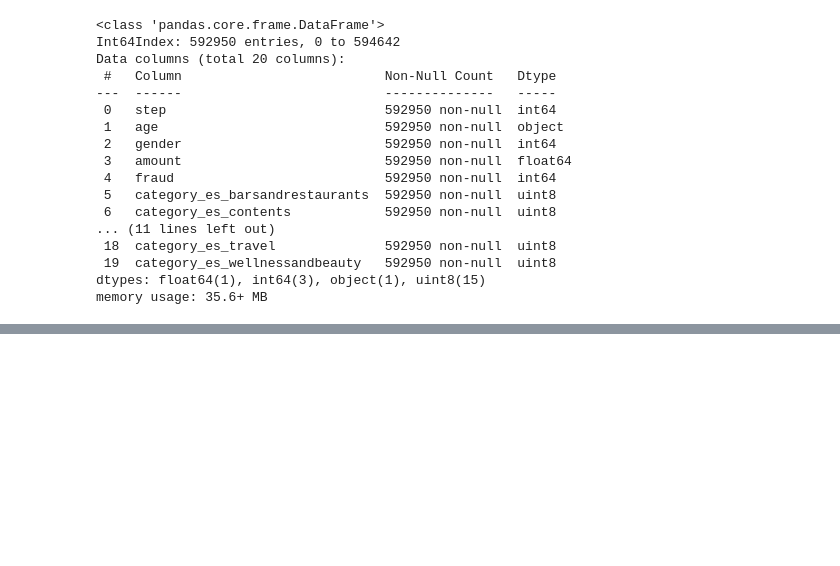
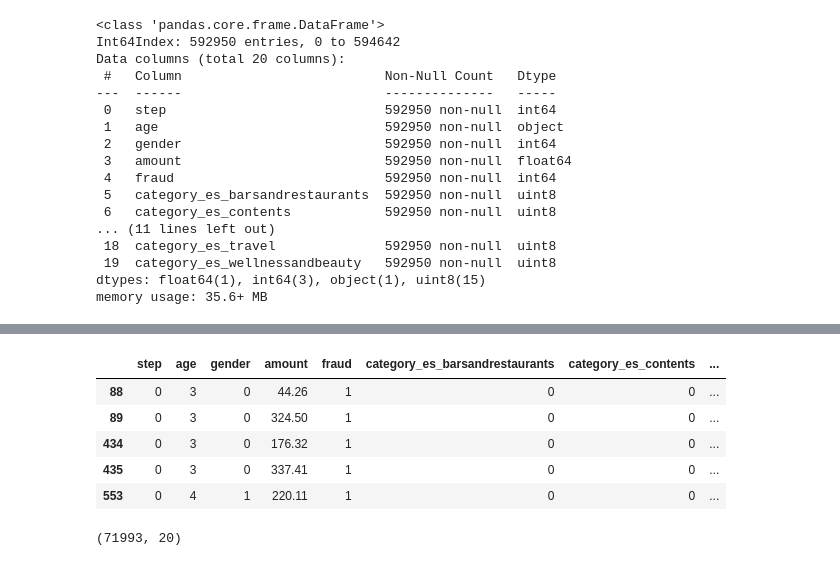
Before and after one commit to hibashir/Fraud-Detection, a Jupyter notebook: FraudDetection.ipynb, the cells around one changed output, grey strips where cells are left out. Drawn from its saved outputs; the diff is of its cells as text; code cells hidden in the pictures; blank space fills up the shorter version.

```diff
--- a/FraudDetection.ipynb
+++ b/FraudDetection.ipynb
@@ -344,0 +388,21 @@ label_df=fraud_df['fraud']
+# %%
+# concatenating the sampled data frame to the fraud dataframe
+#the outcome will be a new dataframe with ratio 1:9 (fraud:nonFraud) data
+
+fraud_data=fraud_df[fraud_df['fraud']==1]
+combined_fraud_df=pd.concat([fraud_data,sample_non_fraud])
+combined_fraud_df.head()
+# %% [output]
+|  | step | age | gender | amount | fraud | category_es_barsandrestaurants | category_es_contents | ... |
+| 88 | 0 | 3 | 0 | 44.26 | 1 | 0 | 0 | ... |
+| 89 | 0 | 3 | 0 | 324.50 | 1 | 0 | 0 | ... |
+| 434 | 0 | 3 | 0 | 176.32 | 1 | 0 | 0 | ... |
+| 435 | 0 | 3 | 0 | 337.41 | 1 | 0 | 0 | ... |
+| 553 | 0 | 4 | 1 | 220.11 | 1 | 0 | 0 | ... |
+# %%
+#since concatenate will add the second dataframe at the bottom
+#we are using permutation to shuffle the data in the dataframe
+combined_fraud_df=combined_fraud_df.iloc[np.random.permutation(len(combined_fraud_df['fraud']))]
+combined_fraud_df.shape
+# %% [output]
+(71993, 20)
```
Also changed, not shown: parts of 14 cells of this notebook.
